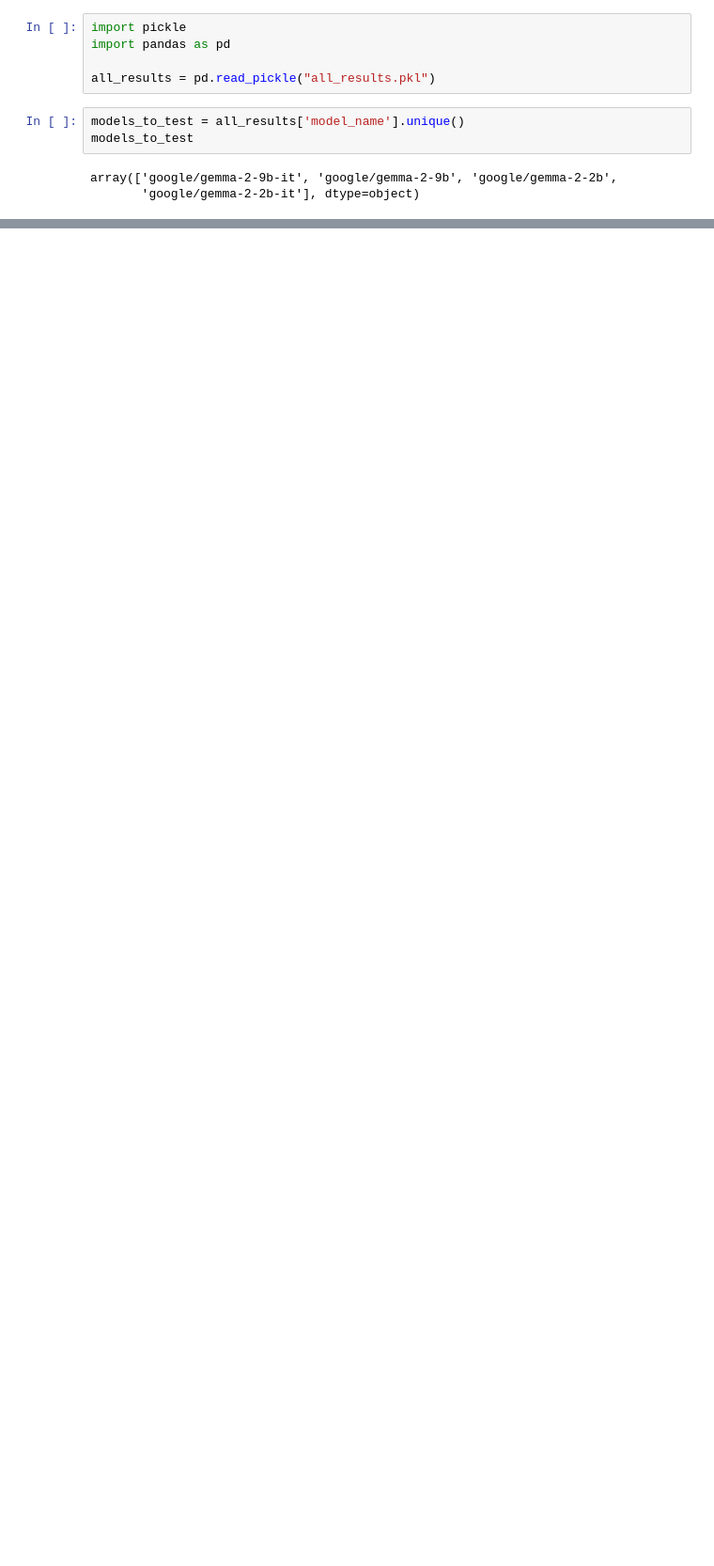
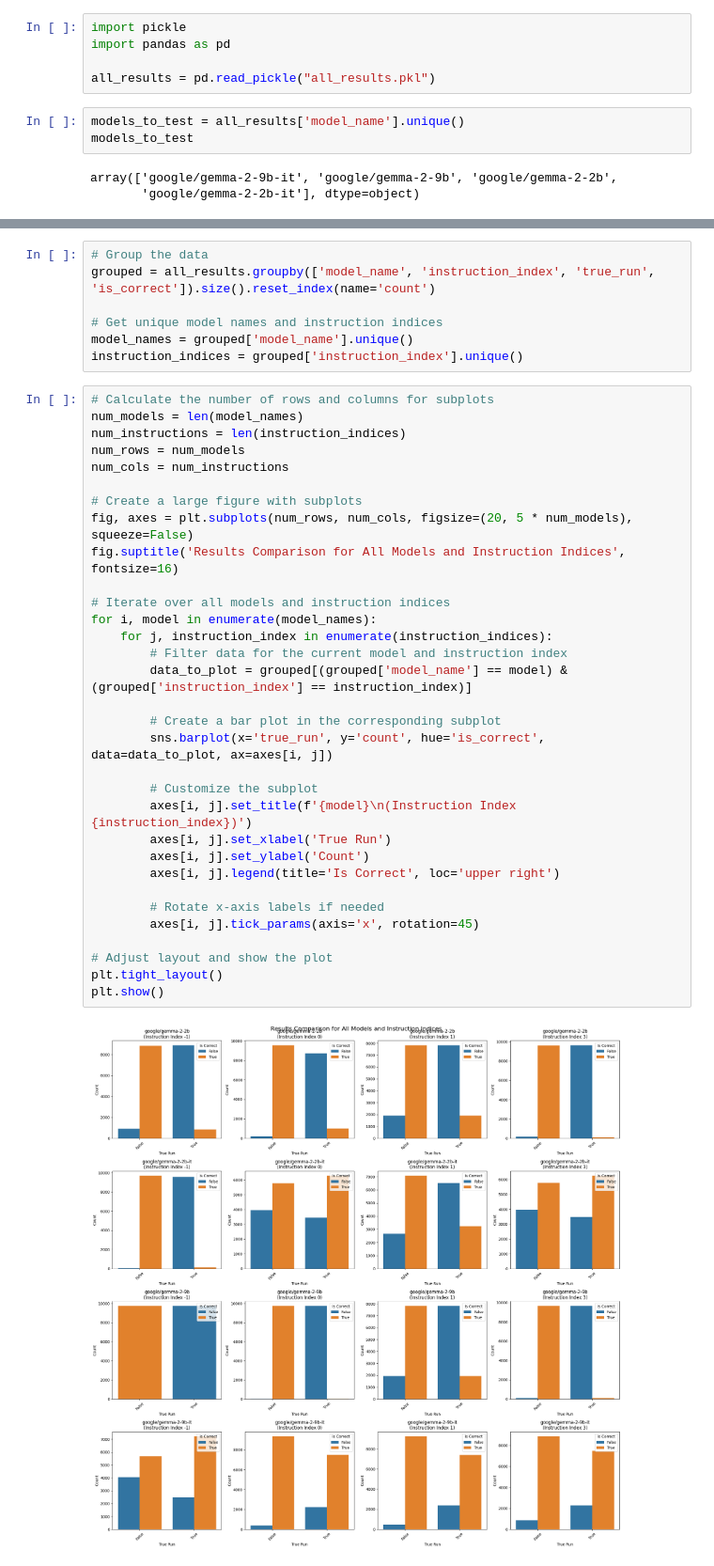
Before and after one commit to prof-schacht/sfc_deception, a Jupyter notebook: 00-Playground/01_Plotting_results.ipynb, the cells around one changed output, grey strips where cells are left out. Shown: that part at 94% size. Cells and saved outputs as stored; diff of their text form; blank space fills up the shorter version.

```diff
--- a/00-Playground/01_Plotting_results.ipynb
+++ b/00-Playground/01_Plotting_results.ipynb
@@ -39,0 +23,41 @@ plt.show()
+# %%
+# Group the data
+grouped = all_results.groupby(['model_name', 'instruction_index', 'true_run', 'is_correct']).size().reset_index(name='count')
+
+# Get unique model names and instruction indices
+model_names = grouped['model_name'].unique()
+instruction_indices = grouped['instruction_index'].unique()
+# %%
+# Calculate the number of rows and columns for subplots
+num_models = len(model_names)
+num_instructions = len(instruction_indices)
+num_rows = num_models
+num_cols = num_instructions
+
+# Create a large figure with subplots
+fig, axes = plt.subplots(num_rows, num_cols, figsize=(20, 5 * num_models), squeeze=False)
+fig.suptitle('Results Comparison for All Models and Instruction Indices', fontsize=16)
+
+# Iterate over all models and instruction indices
+for i, model in enumerate(model_names):
+    for j, instruction_index in enumerate(instruction_indices):
+        # Filter data for the current model and instruction index
+        data_to_plot = grouped[(grouped['model_name'] == model) & (grouped['instruction_index'] == instruction_index)]
+
+        # Create a bar plot in the corresponding subplot
+        sns.barplot(x='true_run', y='count', hue='is_correct', data=data_to_plot, ax=axes[i, j])
+
+        # Customize the subplot
+        axes[i, j].set_title(f'{model}\n(Instruction Index {instruction_index})')
+        axes[i, j].set_xlabel('True Run')
+        axes[i, j].set_ylabel('Count')
+        axes[i, j].legend(title='Is Correct', loc='upper right')
+
+        # Rotate x-axis labels if needed
+        axes[i, j].tick_params(axis='x', rotation=45)
+
+# Adjust layout and show the plot
+plt.tight_layout()
+plt.show()
+# %% [output]
+[figure, added]
```
Also changed, not shown: parts of 3 cells of this notebook, 3 other files.
